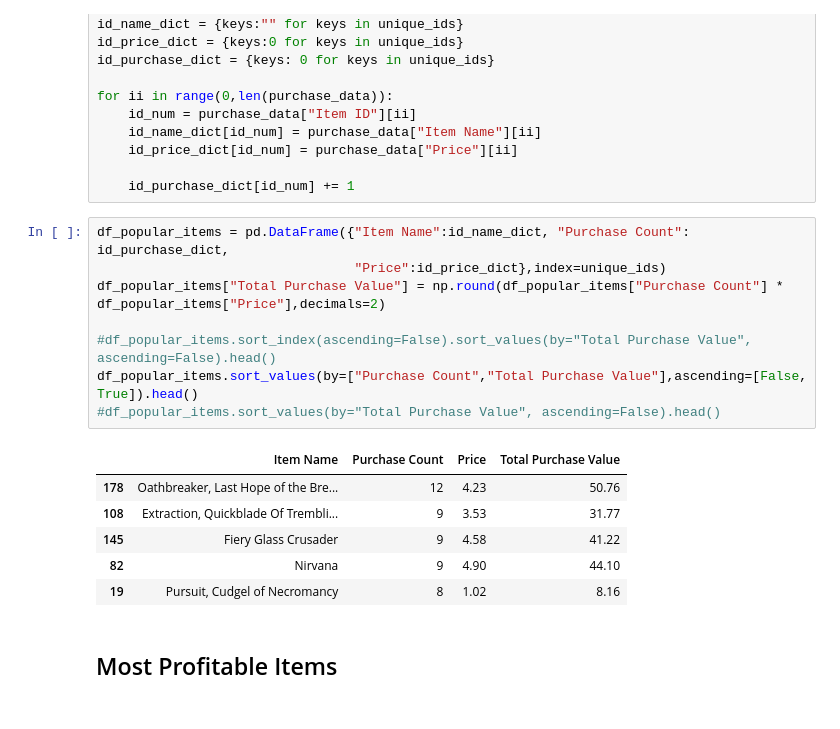
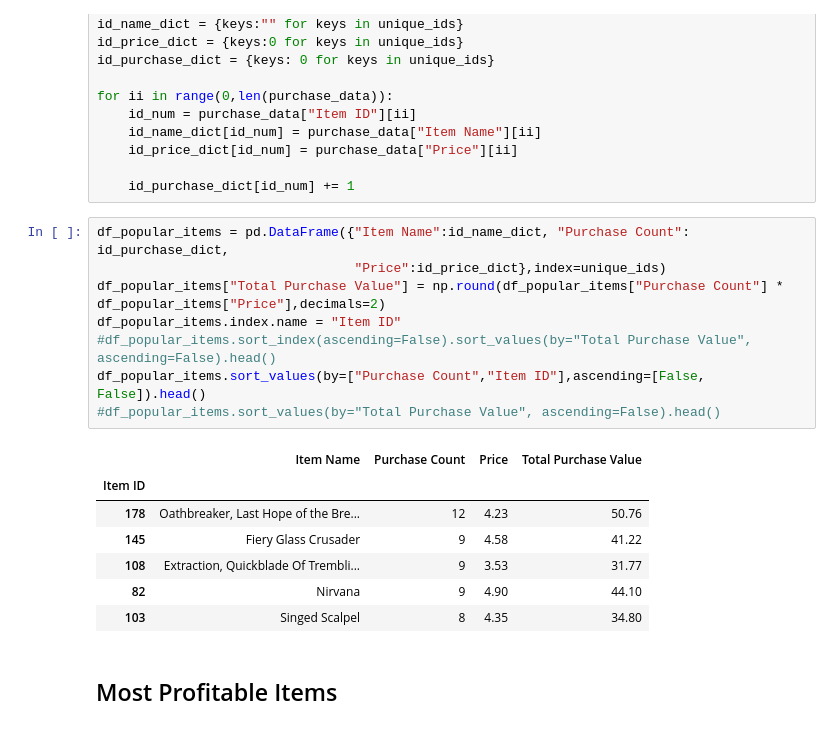
Before and after one commit to mrichtmyer/pandas-challenge, a Jupyter notebook: HeroesOfPymoli/HeroesOfPymoli_starter.ipynb, the cells around one changed output. Cells and saved outputs as stored; diff of their text form.

```diff
--- a/HeroesOfPymoli/HeroesOfPymoli_starter.ipynb
+++ b/HeroesOfPymoli/HeroesOfPymoli_starter.ipynb
@@ -424,18 +424,19 @@ for ii in range(0,len(purchase_data)):
 # %%
 df_popular_items = pd.DataFrame({"Item Name":id_name_dict, "Purchase Count": id_purchase_dict,
                                  "Price":id_price_dict},index=unique_ids)
 df_popular_items["Total Purchase Value"] = np.round(df_popular_items["Purchase Count"] * df_popular_items["Price"],decimals=2)
-
+df_popular_items.index.name = "Item ID"
 #df_popular_items.sort_index(ascending=False).sort_values(by="Total Purchase Value", ascending=False).head()
-df_popular_items.sort_values(by=["Purchase Count","Total Purchase Value"],ascending=[False, True]).head()
+df_popular_items.sort_values(by=["Purchase Count","Item ID"],ascending=[False, False]).head()
 #df_popular_items.sort_values(by="Total Purchase Value", ascending=False).head()
 # %% [output]
 |  | Item Name | Purchase Count | Price | Total Purchase Value |
+| Item ID |  |  |  |  |
 | 178 | Oathbreaker, Last Hope of the Bre... | 12 | 4.23 | 50.76 |
+| 145 | Fiery Glass Crusader | 9 | 4.58 | 41.22 |
 | 108 | Extraction, Quickblade Of Trembli... | 9 | 3.53 | 31.77 |
-| 145 | Fiery Glass Crusader | 9 | 4.58 | 41.22 |
 | 82 | Nirvana | 9 | 4.90 | 44.10 |
-| 19 | Pursuit, Cudgel of Necromancy | 8 | 1.02 | 8.16 |
+| 103 | Singed Scalpel | 8 | 4.35 | 34.80 |
 # %% [markdown]
 ## Most Profitable Items
 # %% [markdown]
```
Also changed, not shown: parts of 2 cells of this notebook.
